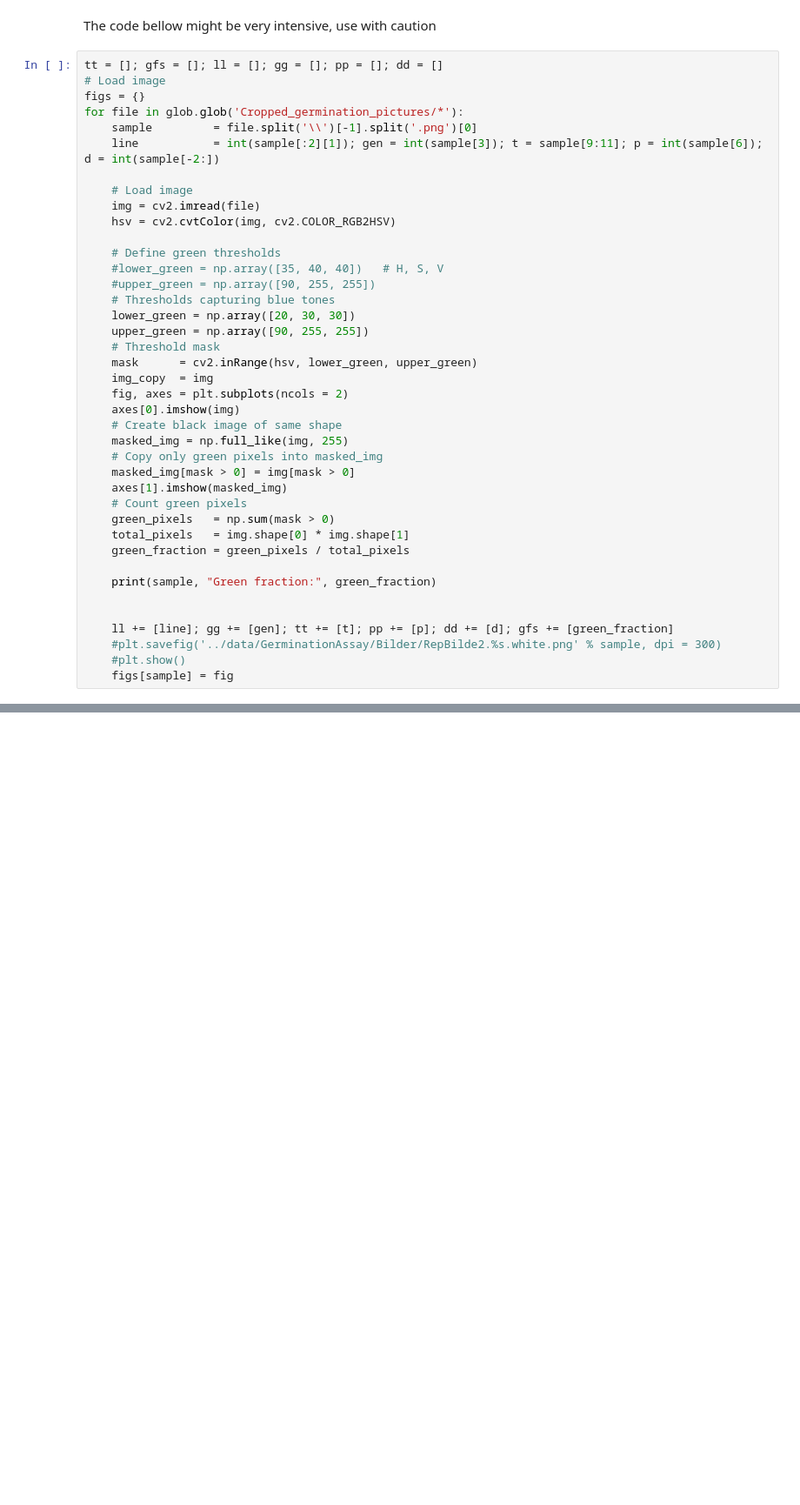
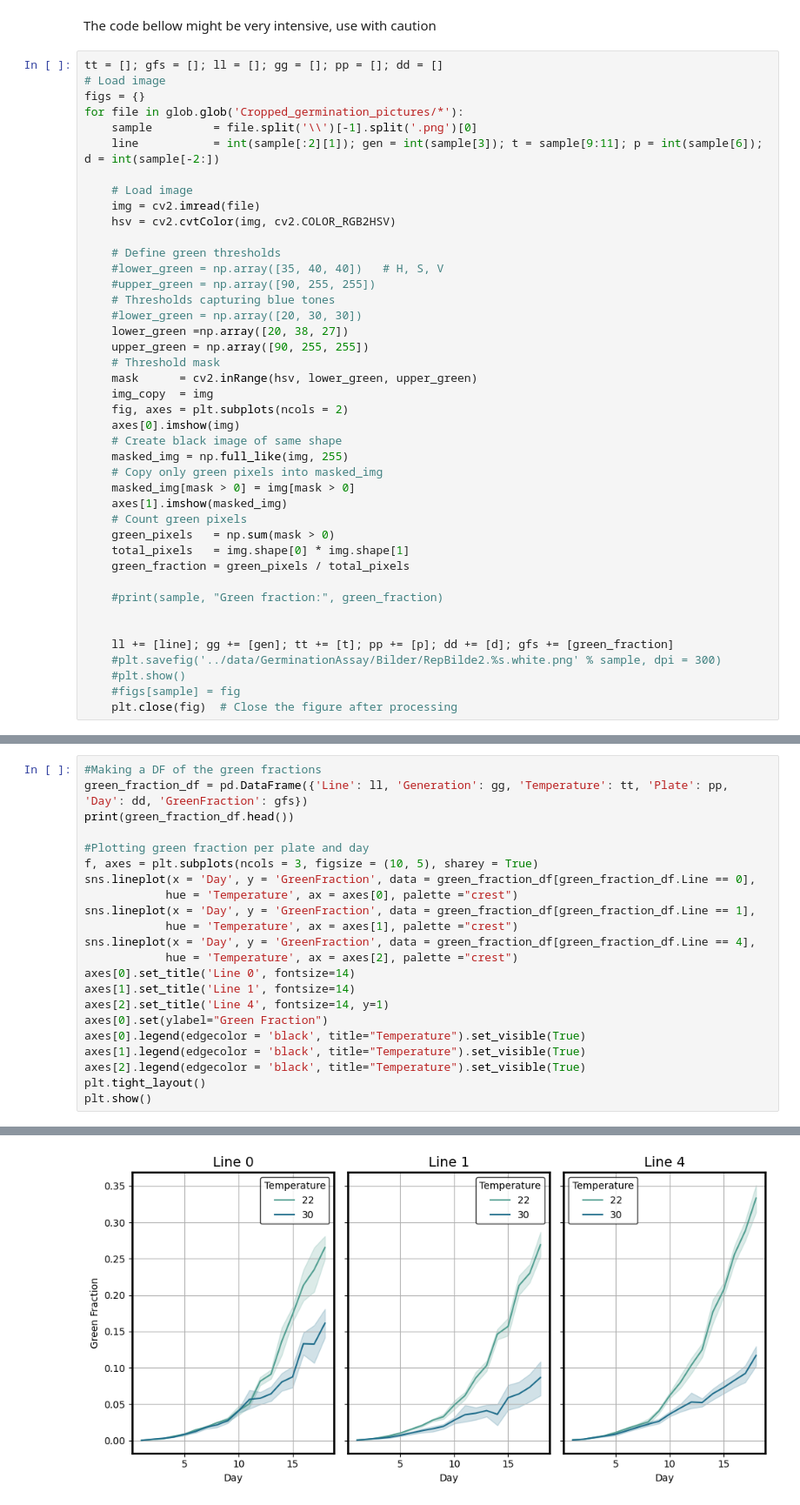
Before and after one commit to JoakimHaraldsvik/Germination, a Jupyter notebook: Germination_2025.ipynb, the cells around one changed output, grey strips where cells are left out. Shown at 87% size. Cells and saved outputs as stored; diff of their text form; blank space fills up the shorter version.

Commit message:
Tested parameters for green fraction, and plotted the results. Added workspace, and updated .gitignore to exclude workspace files.

```diff
--- a/Germination_2025.ipynb
+++ b/Germination_2025.ipynb
@@ -259,7 +259,8 @@ for file in glob.glob('Cropped_germination_pictures/*'):
     #lower_green = np.array([35, 40, 40])   # H, S, V
     #upper_green = np.array([90, 255, 255])
     # Thresholds capturing blue tones
-    lower_green = np.array([20, 30, 30])
+    #lower_green = np.array([20, 30, 30])
+    lower_green =np.array([20, 38, 27])
     upper_green = np.array([90, 255, 255])
     # Threshold mask
     mask      = cv2.inRange(hsv, lower_green, upper_green)
@@ -276,10 +277,11 @@ for file in glob.glob('Cropped_germination_pictures/*'):
     total_pixels   = img.shape[0] * img.shape[1]
     green_fraction = green_pixels / total_pixels
 
-    print(sample, "Green fraction:", green_fraction)
+    #print(sample, "Green fraction:", green_fraction)
 
 
     ll += [line]; gg += [gen]; tt += [t]; pp += [p]; dd += [d]; gfs += [green_fraction]
     #plt.savefig('../data/GerminationAssay/Bilder/RepBilde2.%s.white.png' % sample, dpi = 300)
     #plt.show()
-    figs[sample] = fig
+    #figs[sample] = fig
+    plt.close(fig)  # Close the figure after processing
@@ -324,0 +288,23 @@ KeyboardInterrupt:
+# %%
+#Making a DF of the green fractions
+green_fraction_df = pd.DataFrame({'Line': ll, 'Generation': gg, 'Temperature': tt, 'Plate': pp, 'Day': dd, 'GreenFraction': gfs})
+print(green_fraction_df.head())
+
+#Plotting green fraction per plate and day
+f, axes = plt.subplots(ncols = 3, figsize = (10, 5), sharey = True)
+sns.lineplot(x = 'Day', y = 'GreenFraction', data = green_fraction_df[green_fraction_df.Line == 0],
+            hue = 'Temperature', ax = axes[0], palette ="crest")
+sns.lineplot(x = 'Day', y = 'GreenFraction', data = green_fraction_df[green_fraction_df.Line == 1],
+            hue = 'Temperature', ax = axes[1], palette ="crest")
+sns.lineplot(x = 'Day', y = 'GreenFraction', data = green_fraction_df[green_fraction_df.Line == 4],
+            hue = 'Temperature', ax = axes[2], palette ="crest")
+axes[0].set_title('Line 0', fontsize=14)
+axes[1].set_title('Line 1', fontsize=14)
+axes[2].set_title('Line 4', fontsize=14, y=1)
+axes[0].set(ylabel="Green Fraction")
+axes[0].legend(edgecolor = 'black', title="Temperature").set_visible(True)
+axes[1].legend(edgecolor = 'black', title="Temperature").set_visible(True)
+axes[2].legend(edgecolor = 'black', title="Temperature").set_visible(True)
+plt.tight_layout()
+plt.show()
+# %% [output]
@@ -324,0 +317 @@ KeyboardInterrupt:
+[figure, added]
```
Also changed, not shown: parts of 2 cells of this notebook, 1 other file.
